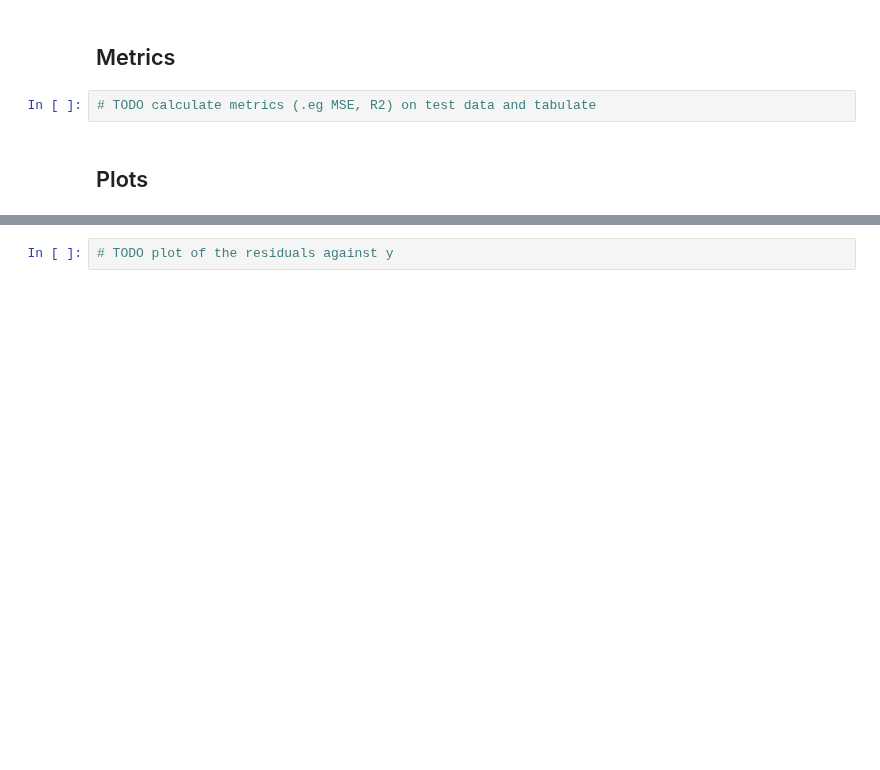
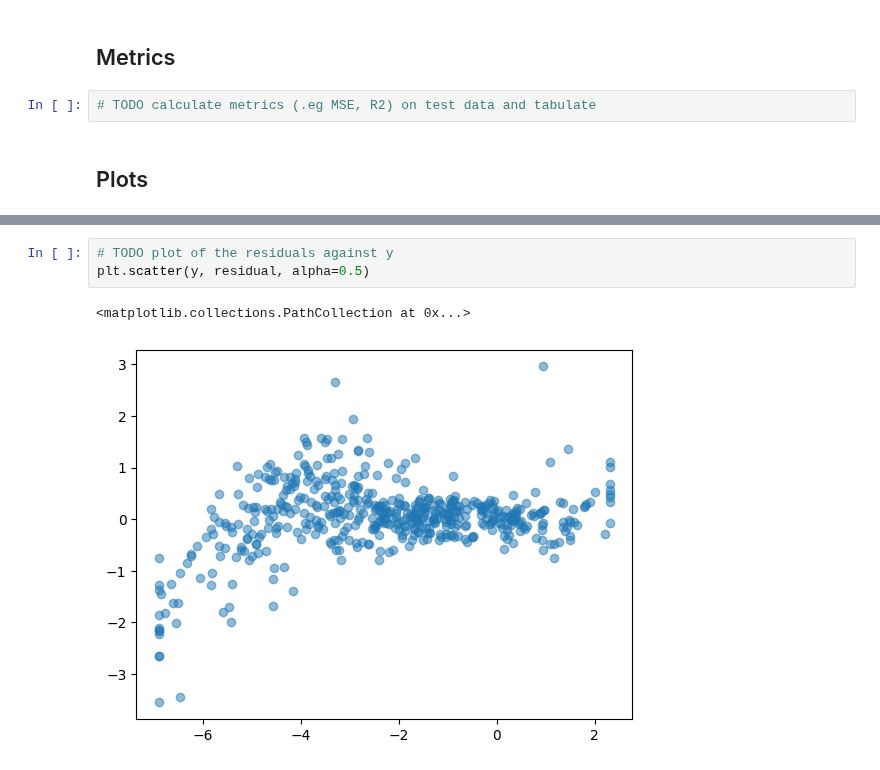
Before and after one commit to mwallace5270/hot-dust, a Jupyter notebook: evaluate.ipynb, the cells around one changed output, grey strips where cells are left out. Cells and saved outputs as stored; diff of their text form; blank space fills up the shorter version.

```diff
--- a/evaluate.ipynb
+++ b/evaluate.ipynb
@@ -30,2 +86,6 @@ y_hat = network.predict(test).reshape((-1,))
 # %%
 # TODO plot of the residuals against y
+plt.scatter(y, residual, alpha=0.5)
+# %% [output]
+<matplotlib.collections.PathCollection at 0x...>
+[figure, added]
```
Also changed, not shown: parts of 4 cells of this notebook, 3 other files.
